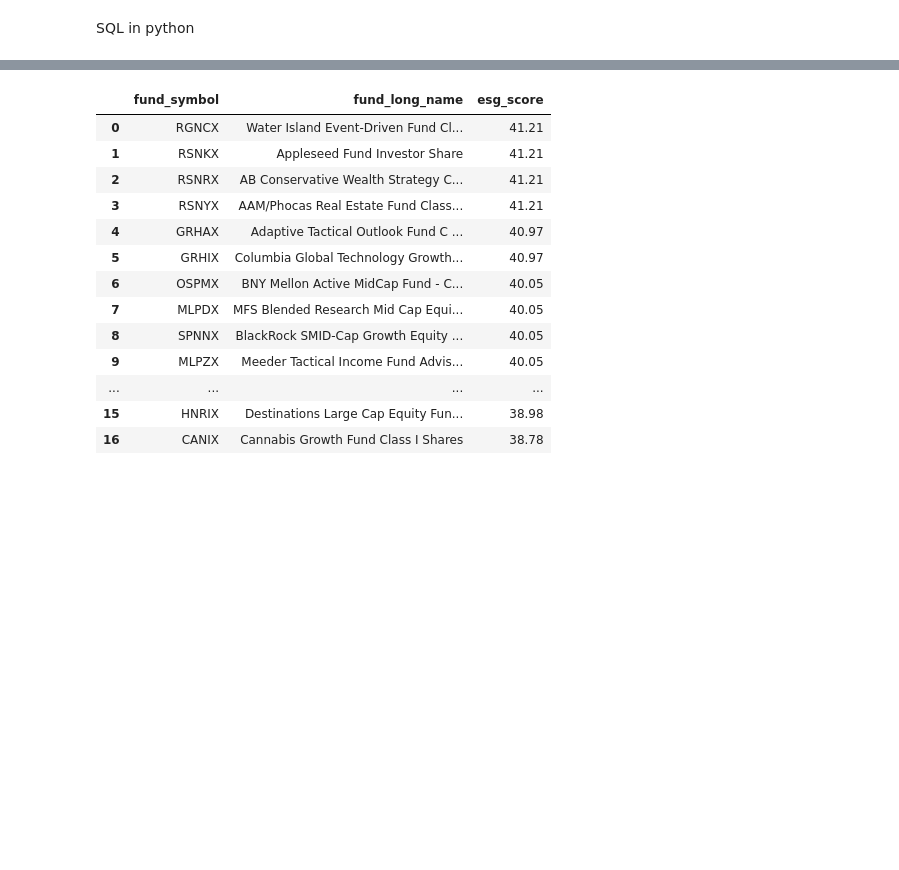
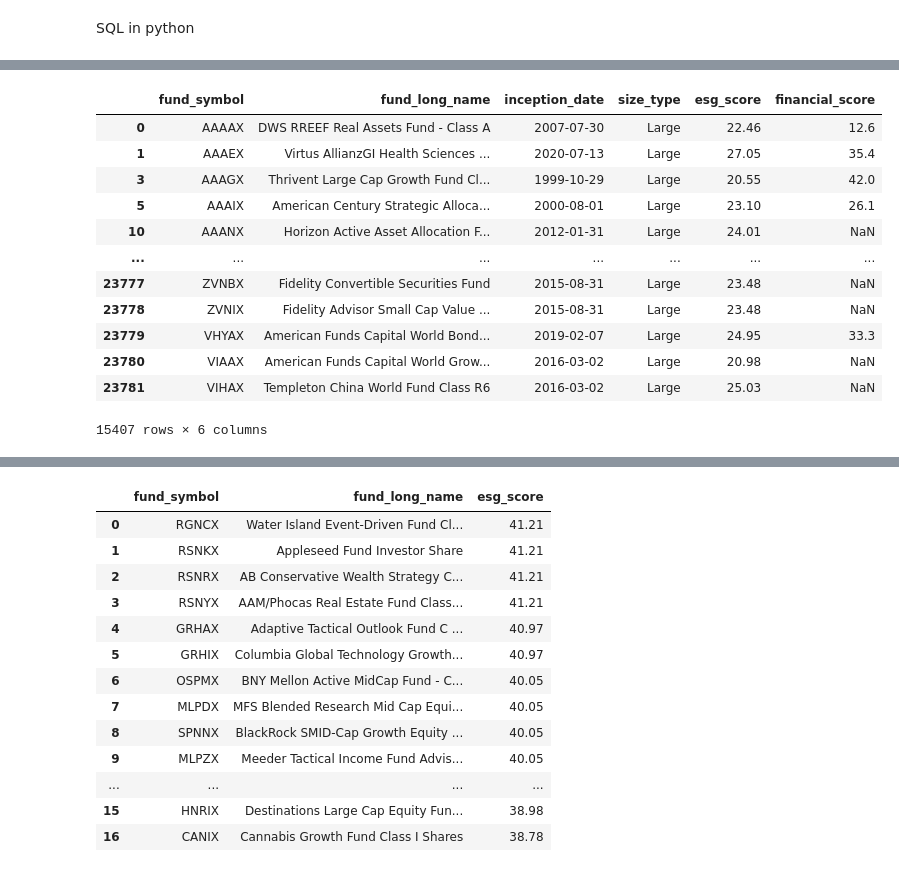
Before and after one commit to Neuefische-ESG-Capstone/Project-description, a Jupyter notebook: nb_richard.ipynb, the cells around one changed output, grey strips where cells are left out. Drawn from its saved outputs; the diff is of its cells as text; code cells hidden in the pictures; blank space fills up the shorter version.

```diff
--- a/nb_richard.ipynb
+++ b/nb_richard.ipynb
@@ -50,0 +48,25 @@ sf.get_dataframe(f'SELECT * FROM {schema}."MutualFunds_raw"')
+# %%
+# leader = np.arange(7.143, 10.000)
+# average = np.arange(2.857, 7.143)
+# laggard = np.arange(0.000, 2.857)
+ddf = mf_df[['fund_symbol','fund_long_name','inception_date','size_type','esg_score','financial_score']]
+
+leader = ddf.query("esg_score>=7.143<=10.000")
+average = ddf.query("esg_score>=2.857<=7.143")
+laggard = ddf.query("esg_score>=0.000<=2.857")
+
+leader
+# %% [output]
+|  | fund_symbol | fund_long_name | inception_date | size_type | esg_score | financial_score |
+| 0 | AAAAX | DWS RREEF Real Assets Fund - Class A | 2007-07-30 | Large | 22.46 | 12.6 |
+| 1 | AAAEX | Virtus AllianzGI Health Sciences ... | 2020-07-13 | Large | 27.05 | 35.4 |
+| 3 | AAAGX | Thrivent Large Cap Growth Fund Cl... | 1999-10-29 | Large | 20.55 | 42.0 |
+| 5 | AAAIX | American Century Strategic Alloca... | 2000-08-01 | Large | 23.10 | 26.1 |
+| 10 | AAANX | Horizon Active Asset Allocation F... | 2012-01-31 | Large | 24.01 | NaN |
+| ... | ... | ... | ... | ... | ... | ... |
+| 23777 | ZVNBX | Fidelity Convertible Securities Fund | 2015-08-31 | Large | 23.48 | NaN |
+| 23778 | ZVNIX | Fidelity Advisor Small Cap Value ... | 2015-08-31 | Large | 23.48 | NaN |
+| 23779 | VHYAX | American Funds Capital World Bond... | 2019-02-07 | Large | 24.95 | 33.3 |
+| 23780 | VIAAX | American Funds Capital World Grow... | 2016-03-02 | Large | 20.98 | NaN |
+| 23781 | VIHAX | Templeton China World Fund Class R6 | 2016-03-02 | Large | 25.03 | NaN |
+15407 rows × 6 columns
```
Also changed, not shown: parts of 6 cells of this notebook.
